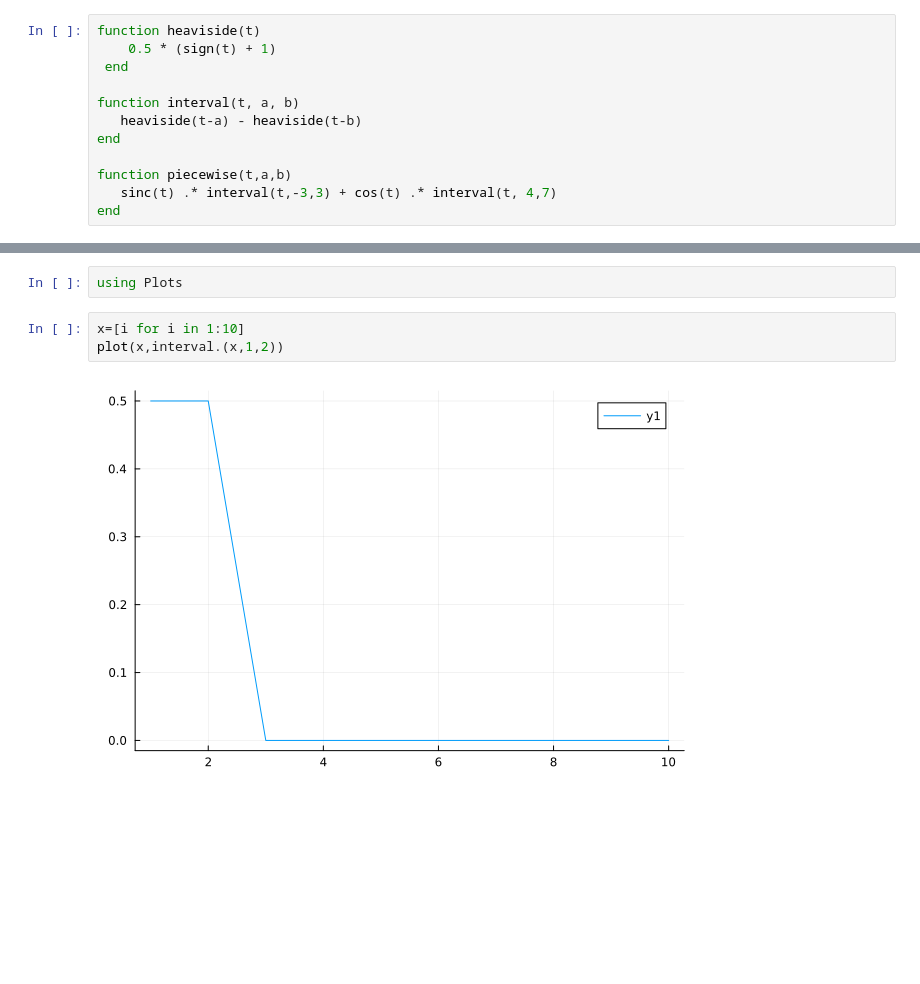
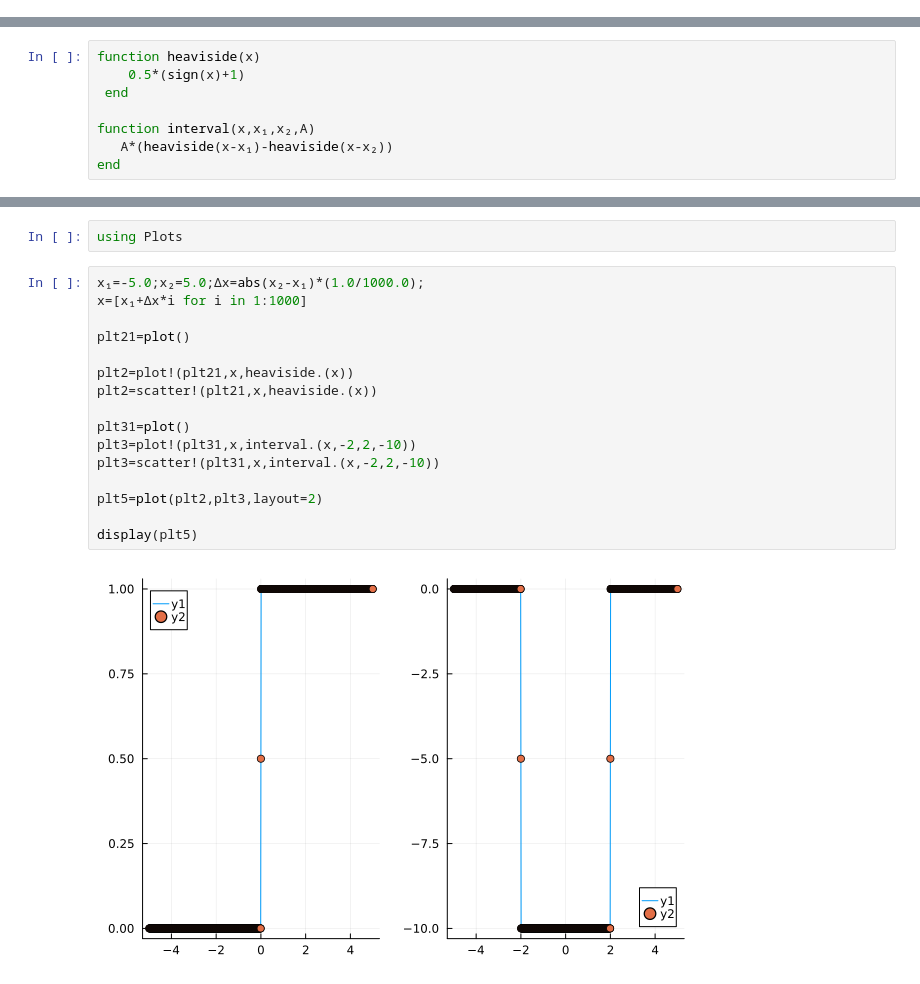
Before and after one commit to mendzmartin/ElectronNuclear_Coupling_Dynamics, a Jupyter notebook: codes/02_Code.ipynb, the cells around one changed output, grey strips where cells are left out. Drawn from its saved outputs; the diff is of its cells as text; blank space fills up the shorter version.

```diff
--- a/codes/02_Code.ipynb
+++ b/codes/02_Code.ipynb
@@ -329,15 +329,3 @@ Info    : 3 entities
 Info    : 201 nodes
 Info    : 202 elements
 Info    : Done reading '../outputs/01_Code/models/simple_line_01.msh'
-# %%
-function heaviside(t)
-    0.5 * (sign(t) + 1)
- end
-
-function interval(t, a, b)
-   heaviside(t-a) - heaviside(t-b)
-end
-
-function piecewise(t,a,b)
-   sinc(t) .* interval(t,-3,3) + cos(t) .* interval(t, 4,7)
-end
@@ -345,0 +332,8 @@ piecewise (generic function with 1 method)
+# %%
+function heaviside(x)
+    0.5*(sign(x)+1)
+ end
+
+function interval(x,x₁,x₂,A)
+   A*(heaviside(x-x₁)-heaviside(x-x₂))
+end
@@ -365,8 +361,21 @@ import Pkg; Pkg.add("Plots")
         Info Packages marked with ⌅ have new versions available but compatibility constraints restrict them from upgrading. To see why use `status --outdated -m`
 # %%
 using Plots
-# %%
-x=[i for i in 1:10]
-plot(x,interval.(x,1,2))
-# %% [output]
-[figure, removed]
+# %%
+x₁=-5.0;x₂=5.0;Δx=abs(x₂-x₁)*(1.0/1000.0);
+x=[x₁+Δx*i for i in 1:1000]
+
+plt21=plot()
+
+plt2=plot!(plt21,x,heaviside.(x))
+plt2=scatter!(plt21,x,heaviside.(x))
+
+plt31=plot()
+plt3=plot!(plt31,x,interval.(x,-2,2,-10))
+plt3=scatter!(plt31,x,interval.(x,-2,2,-10))
+
+plt5=plot(plt2,plt3,layout=2)
+
+display(plt5)
+# %% [output]
+[figure, added]
```
Also changed, not shown: parts of 3 cells of this notebook.
